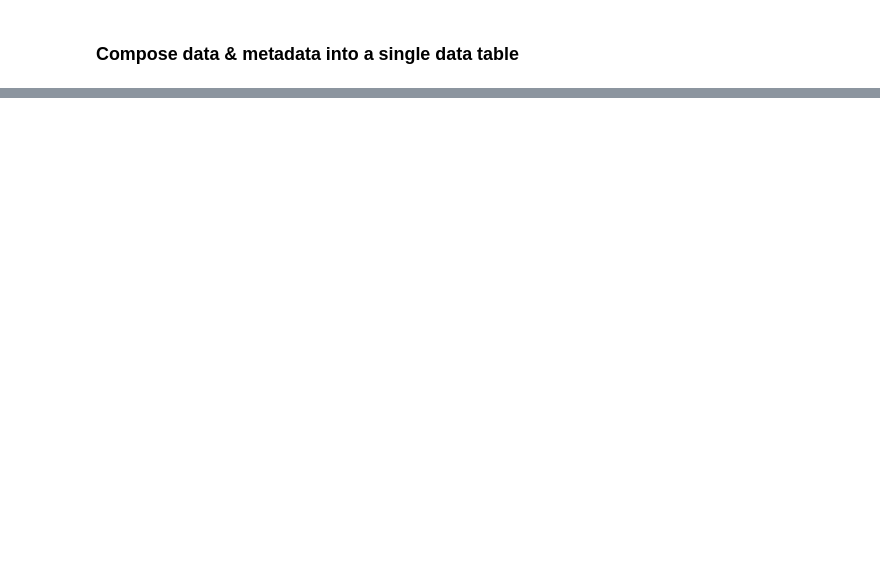
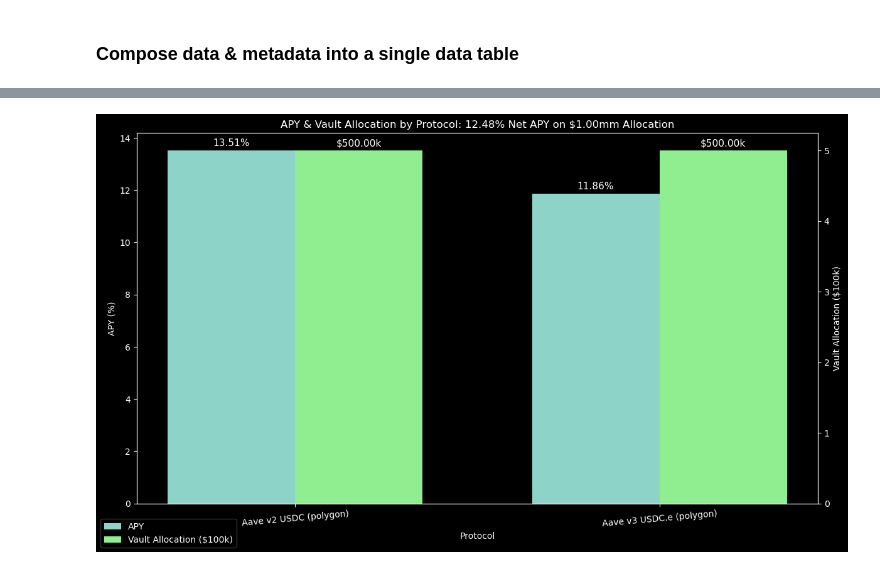
Before and after one commit to 0xHarrington/protocol-analysis, a Jupyter notebook: vaultsfyi/prototype.ipynb, the cells around one changed output, grey strips where cells are left out. Saved outputs shown, nothing was run; the diff lists cells and outputs as text; code cells hidden in the pictures; blank space fills up the shorter version.

```diff
--- a/vaultsfyi/prototype.ipynb
+++ b/vaultsfyi/prototype.ipynb
@@ -90,13 +106,6 @@ Use cvxpy.py to perform the convex optimization along the yield curves.
 # %%
 import cvxpy as cp
 import numpy as np
-from pprint import pprint
-
-# Fetch data from the API
-vault_data = get_vault_data()
-
-# Number of vaults
-num_vaults = len(vault_data)
 
 # Total Value Locked for each vault
 tvls = np.array([vault['tvlInUsd'] for vault in vault_data])
@@ -106,7 +115,7 @@ allocations = cp.Variable(num_vaults)
 selection = cp.Variable(num_vaults, boolean=True)
 
 # Yield function for each vault (placeholder)
-yields = cp.multiply(allocations, np.array([vault['apy'] for vault in vault_data]))
+yields = cp.multiply(allocations, np.array([vault['apy'][YIELD_LOOKBACK] for vault in vault_data]))
 
 # Slippage adjusted yields
 adjusted_yields = yields * (1 - SLIPPAGE)
@@ -127,7 +136,7 @@ constraints = [
 problem = cp.Problem(objective, constraints)
 
 # Solve the problem using a solver that supports integer/binary programming
-problem.solve(solver=cp.CBC)
+problem.solve()
 
 # Check the status of the solution
 if problem.status not in [cp.OPTIMAL, cp.OPTIMAL_INACCURATE]:
@@ -194,0 +220,9 @@ vaults_table
+# %%
+# Assuming df is your DataFrame loaded with data
+df = vaults_table
+
+# Convert 'Vault Allocation' to numerical format and normalize to $100k units
+df['Vault Allocation'] = df['Vault Allocation'].replace({'\$': '', 'k': 'e3'}, regex=True).astype(float) / 100000
+
+# Convert 'Current APY' to numerical format
+df['Current APY'] = df['Current APY'].replace({'%': ''}, regex=True).astype(float)
@@ -194,0 +231,68 @@ vaults_table
+# %%
+import matplotlib.pyplot as plt
+
+# Plotting
+plt.style.use('dark_background')
+fig, ax1 = plt.subplots(figsize=(12,7))
+
+# Calculate bar positions
+n = len(df)
+index = range(n)
+bar_width = 0.35
+
+# Plot APY on primary y-axis
+apy_bars = ax1.bar(index, df['Current APY'], bar_width, label='APY')
+ax1.set_ylabel('APY (%)')
+ax1.tick_params(axis='y')
+
+# Annotate APY bars with the value above them
+for bar in apy_bars:
+    height = bar.get_height()
+    ax1.annotate(f'{height:.2f}%',
+                 xy=(bar.get_x() + bar.get_width() / 2, height),
+                 xytext=(0, 3),  # 3 points vertical offset
+                 textcoords="offset points",
+                 ha='center', va='bottom', fontsize=11)
+
+# Create a second y-axis for Vault Allocation
+ax2 = ax1.twinx()
+vault_allocation_bars = ax2.bar(
+    [p + bar_width for p in index],
+    df['Vault Allocation'],
+    bar_width,
+    label='Vault Allocation ($100k)',
+    color='lightgreen'
+)
+ax2.set_ylabel('Vault Allocation ($100k)')
+ax2.tick_params(axis='y')
+
+# Annotate Vault Allocation bars with the value above them
+for bar in vault_allocation_bars:
+    height = bar.get_height()
+    ax2.annotate(f'${height*1e2:.2f}k',
+                 xy=(bar.get_x() + bar.get_width() / 2, height),
+                 xytext=(0, 3),  # 3 points vertical offset
+                 textcoords="offset points",
+                 ha='center', va='bottom', fontsize=11)
+
+# Add some text for labels, title, and custom x-axis tick labels, etc.
+ax1.set_xlabel('Protocol')
+ax1.set_title(f'APY & Vault Allocation by Protocol: {net_apy * 100:.2f}% Net APY on {total_allocation_str} Allocation')
+ax1.set_xticks([p + bar_width / 2 for p in index])
+# ax1.set_xticklabels(df['Protocol Name'], rotation=15, ha='center')
+ax1.set_xticklabels(
+    [f"{row['Protocol Name']} ({row['Network']})" for _, row in df.iterrows()],
+    rotation=5,
+    ha='center'
+)
+
+# Legend
+handles, labels = ax1.get_legend_handles_labels()
+handles2, labels2 = ax2.get_legend_handles_labels()
+fig.legend(handles + handles2, labels + labels2, loc='lower left', framealpha=0.25)
+
+# Display the plot
+plt.tight_layout()
+plt.show()
+# %% [output]
+[figure, added]
```
Also changed, not shown: parts of 13 cells of this notebook.
